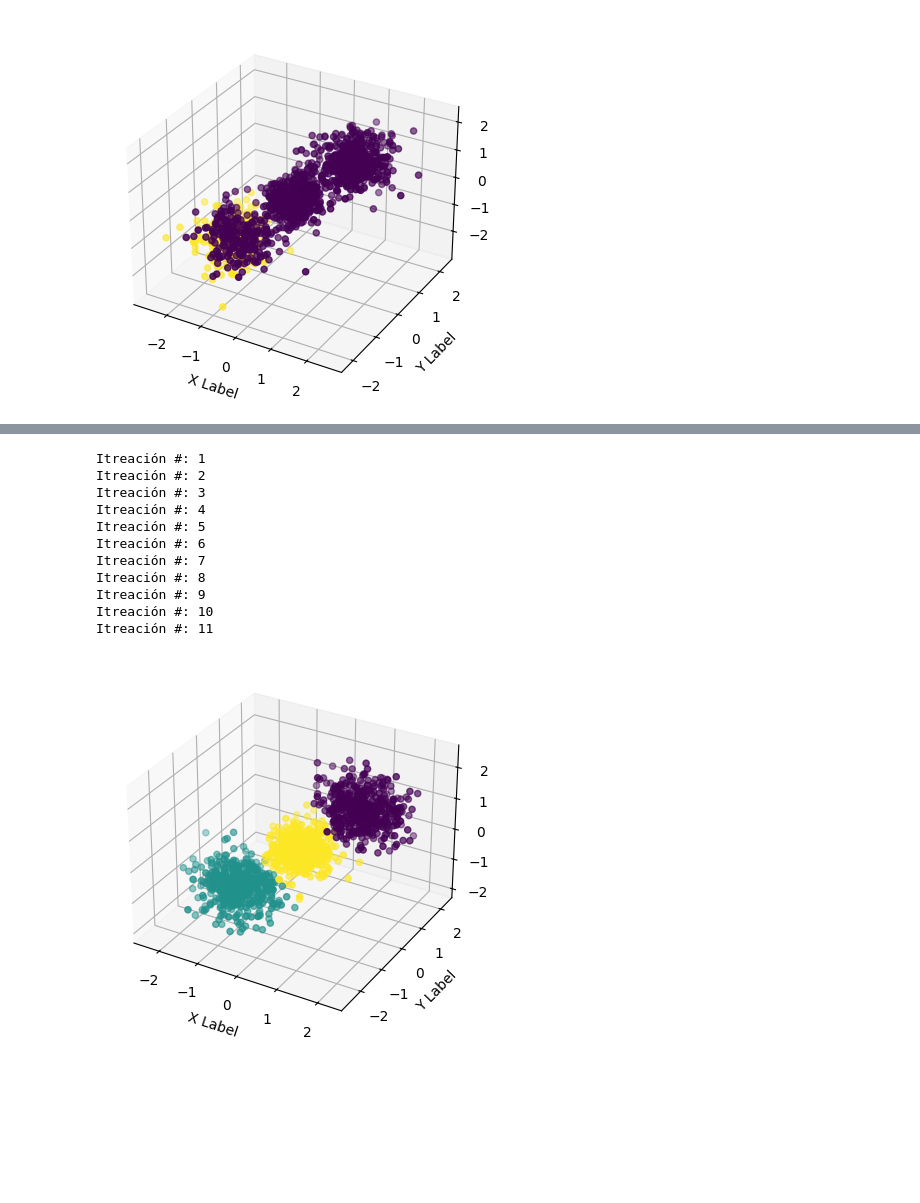
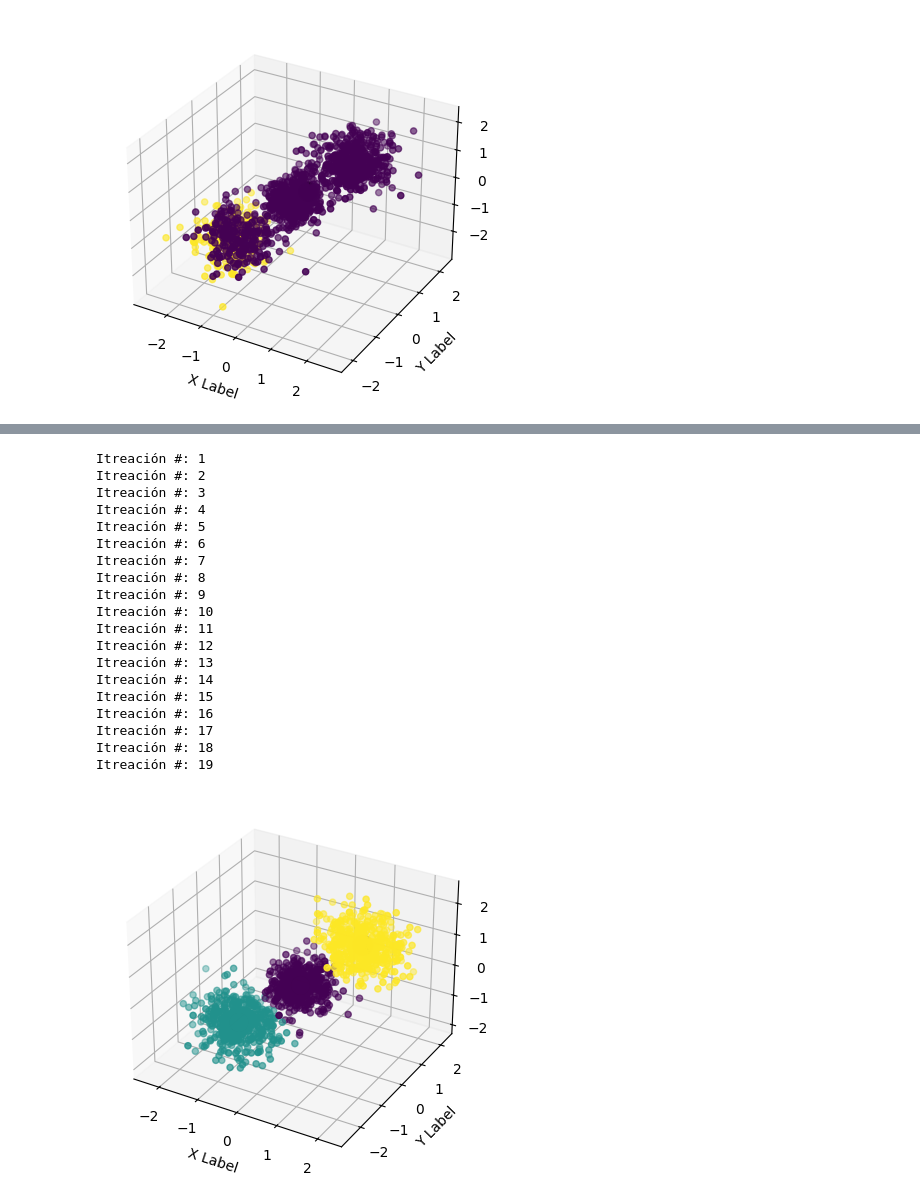
Before and after one commit to dcrovo/ML-Workshops, a Jupyter notebook: Laboratorio 4 - Kmeans/Aprendizaje_de_Máquina_Ejercicio_K_means.ipynb, the cells around one changed output, grey strips where cells are left out. Cells and saved outputs as stored; diff of their text form; code cells hidden in the pictures; blank space fills up the shorter version.

```diff
--- a/Laboratorio 4 - Kmeans/Aprendizaje_de_Máquina_Ejercicio_K_means.ipynb
+++ b/Laboratorio 4 - Kmeans/Aprendizaje_de_Máquina_Ejercicio_K_means.ipynb
@@ -423,19 +426,28 @@ class KMeans(object):
         x_df['label'] = labels
         return x_df.groupby('label').mean().values
 
-    def fit(self):
+    def fit(self, patience):
         centroides=self.init_centroids()
         labels, distancias=self.closest_point(centroides)
         convergence = False
         i = 0
+        j = 0
         while(not convergence):
             i+=1
             print('Itreación #: {}'.format(i))
 
             centroides_nuevos=self.new_centers(labels)
             labels_nuevos, distancias=self.closest_point(centroides_nuevos)
+            #Se evalua si los centroides y asignaciones han cambiado
             if (np.array_equal(centroides, centroides_nuevos) and np.array_equal(labels, labels_nuevos)):
-                convergence = True
+                j+=1
+                #Para verificar que los centroides no cambien en las siguientes iteraciones
+                if(j>=patience):
+                    convergence = True
+                else:
+                    convergence = False
+                    centroides = centroides_nuevos
+                    labels = labels_nuevos
             else:
                 convergence = False
                 centroides = centroides_nuevos
@@ -450,17 +462,25 @@ class KMeans(object):
 # %%
 kmeans = KMeans(X, 3)
 # %%
-kmeans.fit()
+kmeans.fit(patience=5)
 # %% [output]
 Itreación #: 1
 Itreación #: 2
 Itreación #: 3
 Itreación #: 4
 Itreación #: 5
 Itreación #: 6
 Itreación #: 7
 Itreación #: 8
 Itreación #: 9
 Itreación #: 10
 Itreación #: 11
+Itreación #: 12
+Itreación #: 13
+Itreación #: 14
+Itreación #: 15
+Itreación #: 16
+Itreación #: 17
+Itreación #: 18
+Itreación #: 19
-[figure, old version]
+[figure, new version]
```
Also changed, not shown: parts of 2 cells of this notebook.
